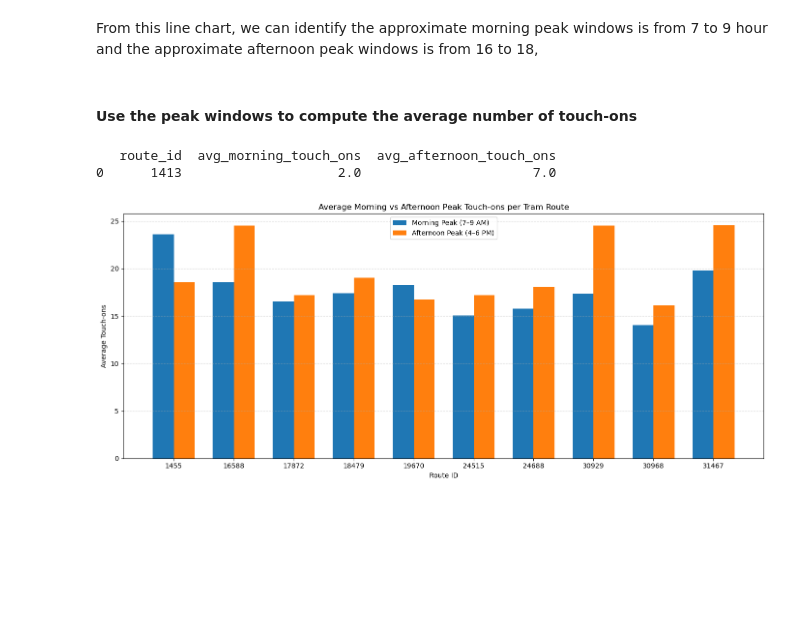
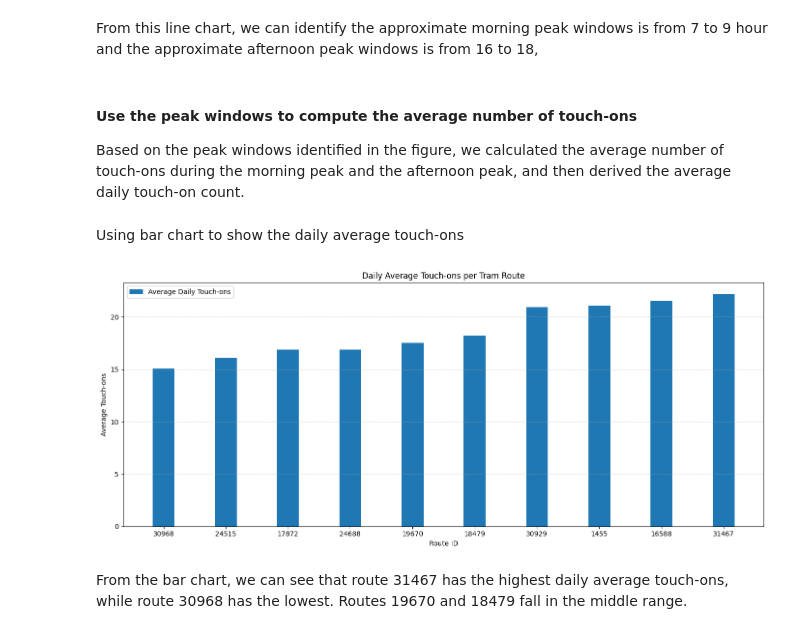
Before and after one commit to wenyupeng/data-wrangling-2025, a Jupyter notebook: 4P.ipynb, the cells around one changed output. Saved outputs shown, nothing was run; the diff lists cells and outputs as text; code cells hidden in the pictures; blank space fills up the shorter version.

```diff
--- a/4P.ipynb
+++ b/4P.ipynb
@@ -288,4 +187,5 @@ plt.show()
 From this line chart, we can identify the approximate morning peak windows is from 7 to 9 hour and the approximate afternoon peak windows is from 16 to 18,
 # %% [markdown]
 #### Use the peak windows to compute the average number of touch-ons
+Based on the peak windows identified in the figure, we calculated the average number of touch-ons during the morning peak and the afternoon peak, and then derived the average daily touch-on count.
 # %%
@@ -311,45 +211,40 @@ route_peaks = avg_morning.merge(
     how="outer"
 ).fillna(0)
 
-print(route_peaks.head(1))
+route_peaks["avg_daily_touch_ons"] = (
+    route_peaks[["avg_morning_touch_ons", "avg_afternoon_touch_ons"]].mean(axis=1)
+)
-# %% [output]
-   route_id  avg_morning_touch_ons  avg_afternoon_touch_ons
-0      1413                    2.0                      7.0
+# %% [markdown]
+Using bar chart to show the daily average touch-ons
 # %%
 import numpy as np
 
 plot_data = route_peaks[route_peaks["route_id"].isin(top10_routes["route_id"])]
-plot_data = plot_data.sort_values("route_id")
+plot_data = plot_data.sort_values("avg_daily_touch_ons")
 
 routes = plot_data["route_id"].astype(str).values
 x = np.arange(len(routes))
 
 width = 0.35
 plt.figure(figsize=(14, 6))
 
-# Morning bar
+# average daily difference
 plt.bar(
-    x - width / 2,
-    plot_data["avg_morning_touch_ons"],
+    x,
+    plot_data["avg_daily_touch_ons"],
     width,
-    label="Morning Peak (7–9 AM)",
-)
-
-# Afternoon bar
-plt.bar(
-    x + width / 2,
-    plot_data["avg_afternoon_touch_ons"],
-    width,
-    label="Afternoon Peak (4–6 PM)",
+    label="Average Daily Touch-ons",
 )
 
 plt.xticks(x, routes)
 plt.xlabel("Route ID")
 plt.ylabel("Average Touch-ons")
-plt.title("Average Morning vs Afternoon Peak Touch-ons per Tram Route")
+plt.title("Daily Average Touch-ons per Tram Route")
 plt.legend()
 plt.grid(axis="y", linestyle="--", alpha=0.5)
 plt.tight_layout()
 plt.show()
 # %% [output]
-[figure, old version]
+[figure, new version]
+# %% [markdown]
+From the bar chart, we can see that route 31467 has the highest daily average touch-ons, while route 30968 has the lowest. Routes 19670 and 18479 fall in the middle range.
```
Also changed, not shown: parts of 40 cells of this notebook.
